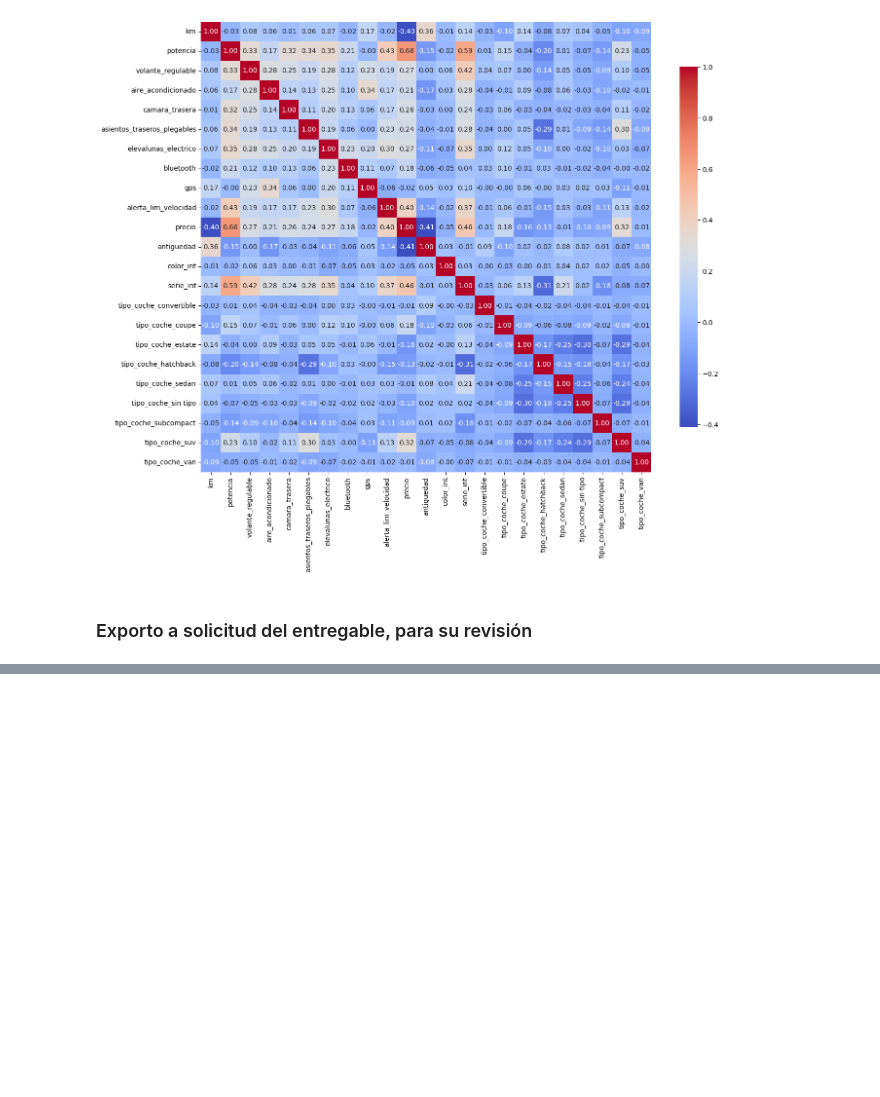
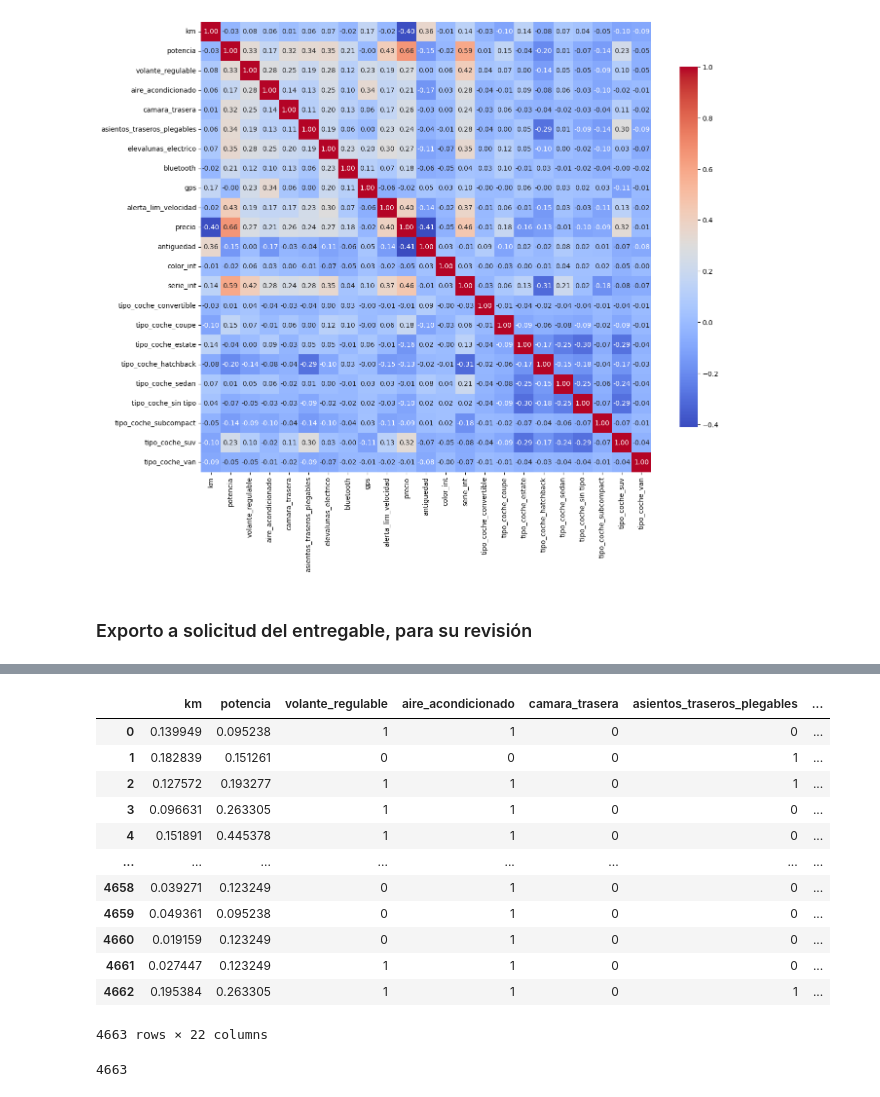
Before and after one commit to Unbiunio/Project-BMW, a Jupyter notebook: df_bmw.ipynb, the cells around one changed output, grey strips where cells are left out. Drawn from its saved outputs; the diff is of its cells as text; code cells hidden in the pictures; blank space fills up the shorter version.

```diff
--- a/df_bmw.ipynb
+++ b/df_bmw.ipynb
@@ -1122,0 +1123,2 @@ df_bmw50.to_csv(file_name, index=False)
+# %%
+df_bmw_final = df_bmw.copy()
@@ -1122,0 +1145,2 @@ df_bmw50.to_csv(file_name, index=False)
+# %%
+X= df_bmw_final.drop("precio",axis=1)
@@ -1122,0 +1149,20 @@ df_bmw50.to_csv(file_name, index=False)
+# %%
+X
+# %% [output]
+|  | km | potencia | volante_regulable | aire_acondicionado | camara_trasera | asientos_traseros_plegables | ... |
+| 0 | 0.139949 | 0.095238 | 1 | 1 | 0 | 0 | ... |
+| 1 | 0.182839 | 0.151261 | 0 | 0 | 0 | 1 | ... |
+| 2 | 0.127572 | 0.193277 | 1 | 1 | 0 | 1 | ... |
+| 3 | 0.096631 | 0.263305 | 1 | 1 | 0 | 0 | ... |
+| 4 | 0.151891 | 0.445378 | 1 | 1 | 0 | 0 | ... |
+| ... | ... | ... | ... | ... | ... | ... | ... |
+| 4658 | 0.039271 | 0.123249 | 0 | 1 | 0 | 0 | ... |
+| 4659 | 0.049361 | 0.095238 | 0 | 1 | 0 | 0 | ... |
+| 4660 | 0.019159 | 0.123249 | 0 | 1 | 0 | 0 | ... |
+| 4661 | 0.027447 | 0.123249 | 1 | 1 | 0 | 0 | ... |
+| 4662 | 0.195384 | 0.263305 | 1 | 1 | 0 | 1 | ... |
+4663 rows × 22 columns
+# %%
+len(X)
+# %% [output]
+4663
```
Also changed, not shown: parts of 20 cells of this notebook.
